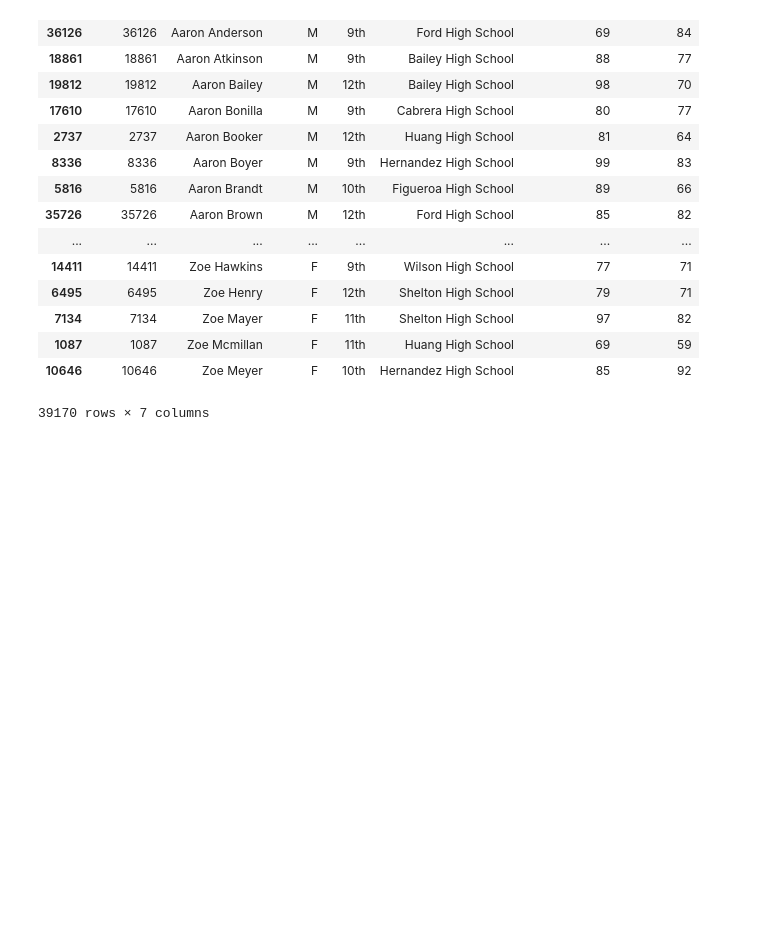
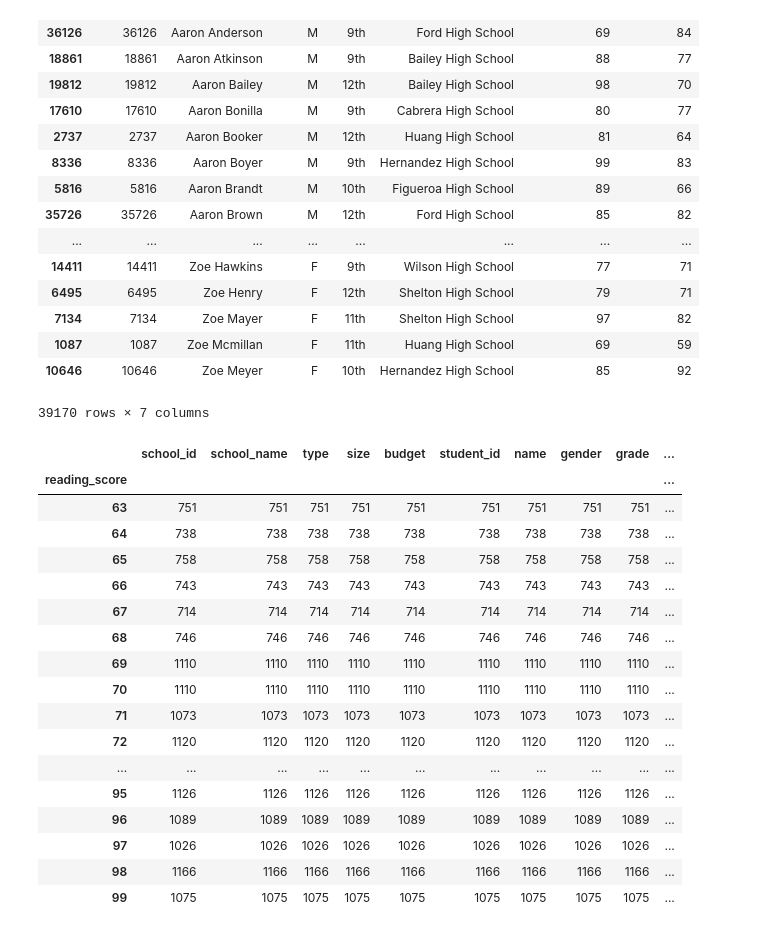
Before and after one commit to christopher-lucas/CodingHomework, a Jupyter notebook: HW_04/Education.ipynb, the cells around one changed output. Saved outputs shown, nothing was run; the diff lists cells and outputs as text; code cells hidden in the pictures; blank space fills up the shorter version.

```diff
--- a/HW_04/Education.ipynb
+++ b/HW_04/Education.ipynb
@@ -90,3 +90,26 @@ student_df.sort_values('student_name')
 | 1087 | 1087 | Zoe Mcmillan | F | 11th | Huang High School | 69 | 59 |
 | 10646 | 10646 | Zoe Meyer | F | 10th | Hernandez High School | 85 | 92 |
 39170 rows × 7 columns
+# %%
+grouped_reading_score = ed_df.groupby('reading_score')
+# %%
+grouped_reading_score.count()
+# %% [output]
+|  | school_id | school_name | type | size | budget | student_id | name | gender | grade | ... |
+| reading_score |  |  |  |  |  |  |  |  |  | ... |
+| 63 | 751 | 751 | 751 | 751 | 751 | 751 | 751 | 751 | 751 | ... |
+| 64 | 738 | 738 | 738 | 738 | 738 | 738 | 738 | 738 | 738 | ... |
+| 65 | 758 | 758 | 758 | 758 | 758 | 758 | 758 | 758 | 758 | ... |
+| 66 | 743 | 743 | 743 | 743 | 743 | 743 | 743 | 743 | 743 | ... |
+| 67 | 714 | 714 | 714 | 714 | 714 | 714 | 714 | 714 | 714 | ... |
+| 68 | 746 | 746 | 746 | 746 | 746 | 746 | 746 | 746 | 746 | ... |
+| 69 | 1110 | 1110 | 1110 | 1110 | 1110 | 1110 | 1110 | 1110 | 1110 | ... |
+| 70 | 1110 | 1110 | 1110 | 1110 | 1110 | 1110 | 1110 | 1110 | 1110 | ... |
+| 71 | 1073 | 1073 | 1073 | 1073 | 1073 | 1073 | 1073 | 1073 | 1073 | ... |
+| 72 | 1120 | 1120 | 1120 | 1120 | 1120 | 1120 | 1120 | 1120 | 1120 | ... |
+| ... | ... | ... | ... | ... | ... | ... | ... | ... | ... | ... |
+| 95 | 1126 | 1126 | 1126 | 1126 | 1126 | 1126 | 1126 | 1126 | 1126 | ... |
+| 96 | 1089 | 1089 | 1089 | 1089 | 1089 | 1089 | 1089 | 1089 | 1089 | ... |
+| 97 | 1026 | 1026 | 1026 | 1026 | 1026 | 1026 | 1026 | 1026 | 1026 | ... |
+| 98 | 1166 | 1166 | 1166 | 1166 | 1166 | 1166 | 1166 | 1166 | 1166 | ... |
+| 99 | 1075 | 1075 | 1075 | 1075 | 1075 | 1075 | 1075 | 1075 | 1075 | ... |
```
Also changed, not shown: parts of 2 cells of this notebook.
